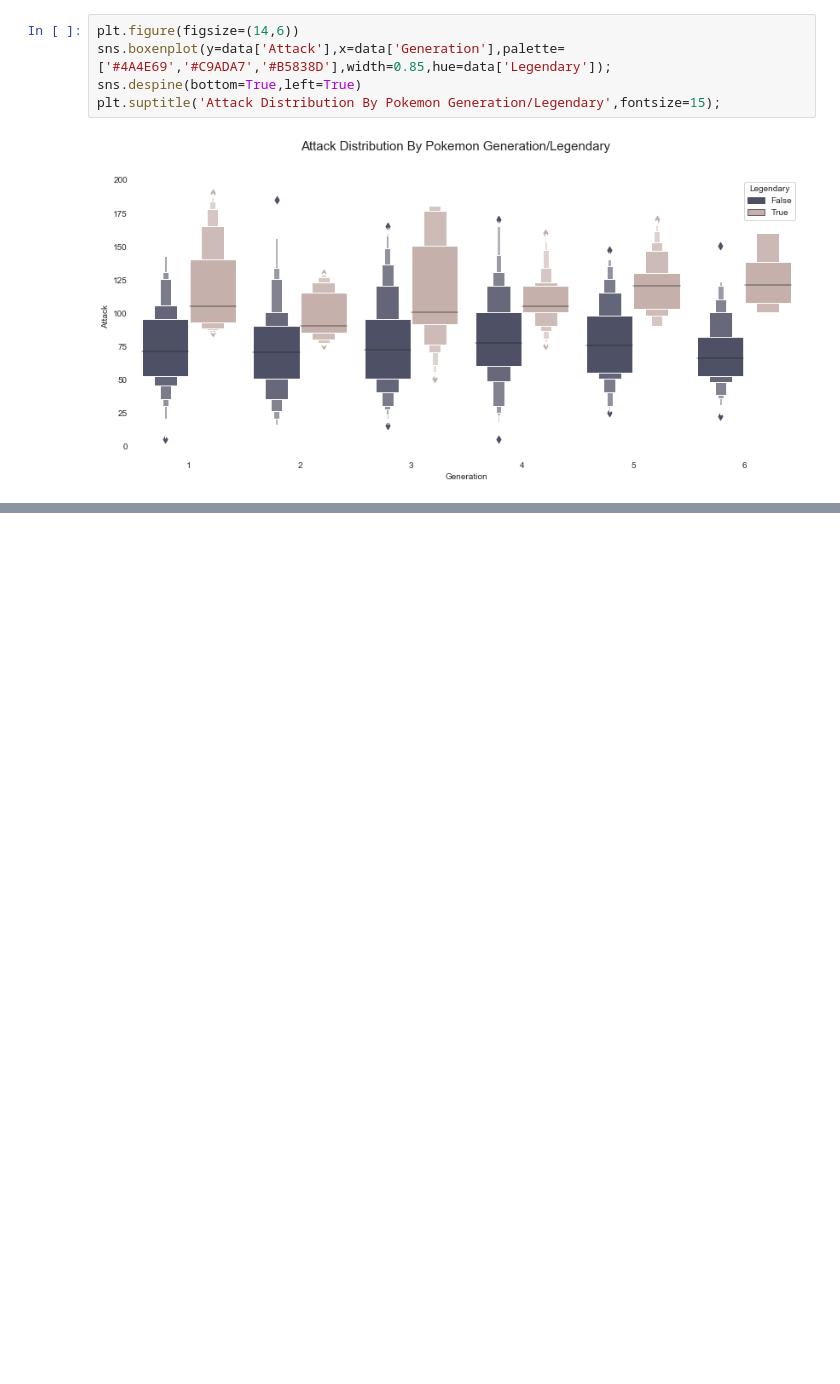
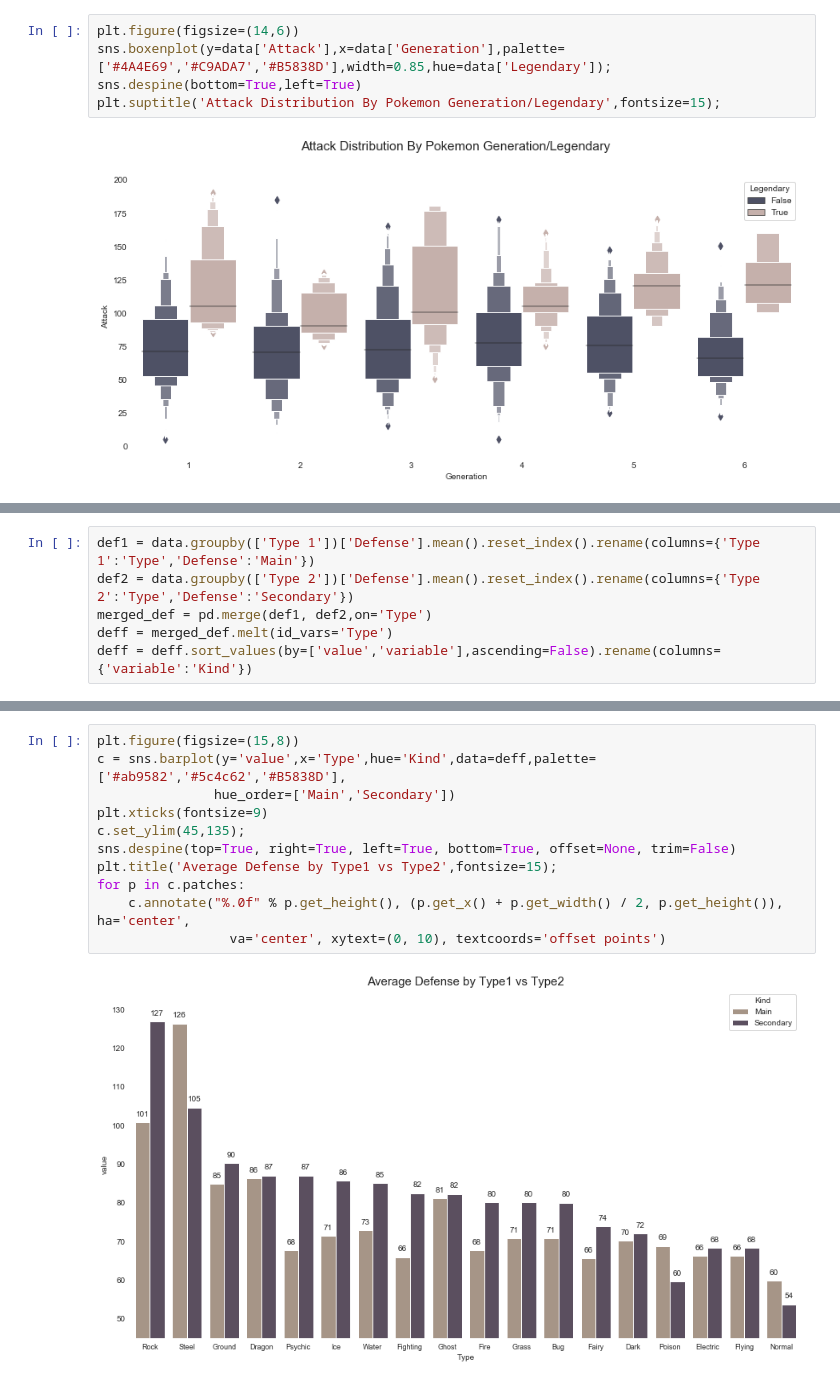
Before and after one commit to JakubPluta/EDA-ML, a Jupyter notebook: Pokemon EDA.ipynb, the cells around one changed output, grey strips where cells are left out. Saved outputs shown, nothing was run; the diff lists cells and outputs as text; blank space fills up the shorter version.

```diff
--- a/Pokemon EDA.ipynb
+++ b/Pokemon EDA.ipynb
@@ -325,0 +357,6 @@ plt.suptitle('Attack Distribution By Pokemon Generation/Legendary',fontsize=15);
+# %%
+def1 = data.groupby(['Type 1'])['Defense'].mean().reset_index().rename(columns={'Type 1':'Type','Defense':'Main'})
+def2 = data.groupby(['Type 2'])['Defense'].mean().reset_index().rename(columns={'Type 2':'Type','Defense':'Secondary'})
+merged_def = pd.merge(def1, def2,on='Type')
+deff = merged_def.melt(id_vars='Type')
+deff = deff.sort_values(by=['value','variable'],ascending=False).rename(columns={'variable':'Kind'})
@@ -325,0 +370,13 @@ plt.suptitle('Attack Distribution By Pokemon Generation/Legendary',fontsize=15);
+# %%
+plt.figure(figsize=(15,8))
+c = sns.barplot(y='value',x='Type',hue='Kind',data=deff,palette=['#ab9582','#5c4c62','#B5838D'],
+               hue_order=['Main','Secondary'])
+plt.xticks(fontsize=9)
+c.set_ylim(45,135);
+sns.despine(top=True, right=True, left=True, bottom=True, offset=None, trim=False)
+plt.title('Average Defense by Type1 vs Type2',fontsize=15);
+for p in c.patches:
+    c.annotate("%.0f" % p.get_height(), (p.get_x() + p.get_width() / 2, p.get_height()), ha='center',
+                 va='center', xytext=(0, 10), textcoords='offset points')
+# %% [output]
+[figure, added]
```
Also changed, not shown: parts of 14 cells of this notebook.
